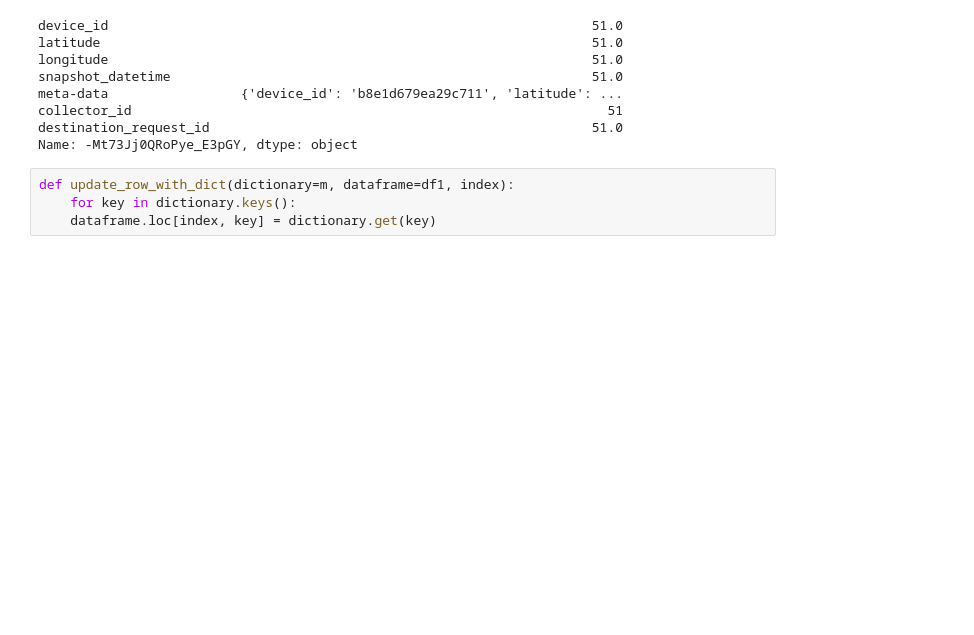
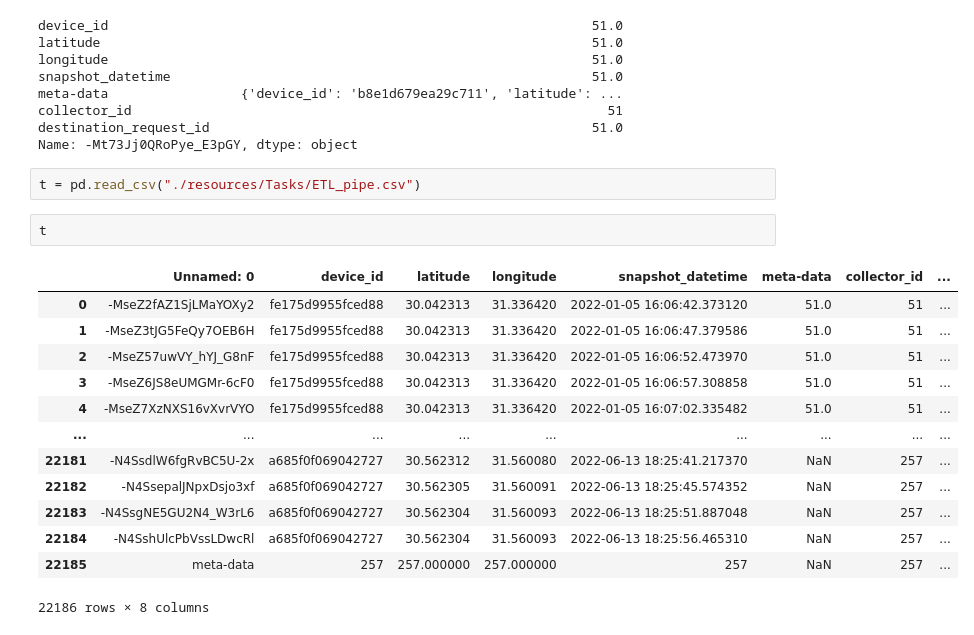
Before and after one commit to salama4ai/salama4ai_Tagaddod, a Jupyter notebook: explore the data and test the solution.ipynb, the cells around one changed output. Saved outputs shown, nothing was run; the diff lists cells and outputs as text; blank space fills up the shorter version.

```diff
--- a/explore the data and test the solution.ipynb
+++ b/explore the data and test the solution.ipynb
@@ -523,7 +537,21 @@ meta-data                 {'device_id': 'b8e1d679ea29c711', 'latitude': ...
 collector_id                                                             51
 destination_request_id                                                 51.0
 Name: -Mt73Jj0QRoPye_E3pGY, dtype: object
-# %%
-def update_row_with_dict(dictionary=m, dataframe=df1, index):
-    for key in dictionary.keys():
-    dataframe.loc[index, key] = dictionary.get(key)
+# %%
+t = pd.read_csv("./resources/Tasks/ETL_pipe.csv")
+# %%
+t
+# %% [output]
+|  | Unnamed: 0 | device_id | latitude | longitude | snapshot_datetime | meta-data | collector_id | ... |
+| 0 | -MseZ2fAZ1SjLMaYOXy2 | fe175d9955fced88 | 30.042313 | 31.336420 | 2022-01-05 16:06:42.373120 | 51.0 | 51 | ... |
+| 1 | -MseZ3tJG5FeQy7OEB6H | fe175d9955fced88 | 30.042313 | 31.336420 | 2022-01-05 16:06:47.379586 | 51.0 | 51 | ... |
+| 2 | -MseZ57uwVY_hYJ_G8nF | fe175d9955fced88 | 30.042313 | 31.336420 | 2022-01-05 16:06:52.473970 | 51.0 | 51 | ... |
+| 3 | -MseZ6JS8eUMGMr-6cF0 | fe175d9955fced88 | 30.042313 | 31.336420 | 2022-01-05 16:06:57.308858 | 51.0 | 51 | ... |
+| 4 | -MseZ7XzNXS16vXvrVYO | fe175d9955fced88 | 30.042313 | 31.336420 | 2022-01-05 16:07:02.335482 | 51.0 | 51 | ... |
+| ... | ... | ... | ... | ... | ... | ... | ... | ... |
+| 22181 | -N4SsdlW6fgRvBC5U-2x | a685f0f069042727 | 30.562312 | 31.560080 | 2022-06-13 18:25:41.217370 | NaN | 257 | ... |
+| 22182 | -N4SsepalJNpxDsjo3xf | a685f0f069042727 | 30.562305 | 31.560091 | 2022-06-13 18:25:45.574352 | NaN | 257 | ... |
+| 22183 | -N4SsgNE5GU2N4_W3rL6 | a685f0f069042727 | 30.562304 | 31.560093 | 2022-06-13 18:25:51.887048 | NaN | 257 | ... |
+| 22184 | -N4SshUlcPbVssLDwcRl | a685f0f069042727 | 30.562304 | 31.560093 | 2022-06-13 18:25:56.465310 | NaN | 257 | ... |
+| 22185 | meta-data | 257 | 257.000000 | 257.000000 | 257 | NaN | 257 | ... |
+22186 rows × 8 columns
```
Also changed, not shown: parts of 7 cells of this notebook, 1 other file.
